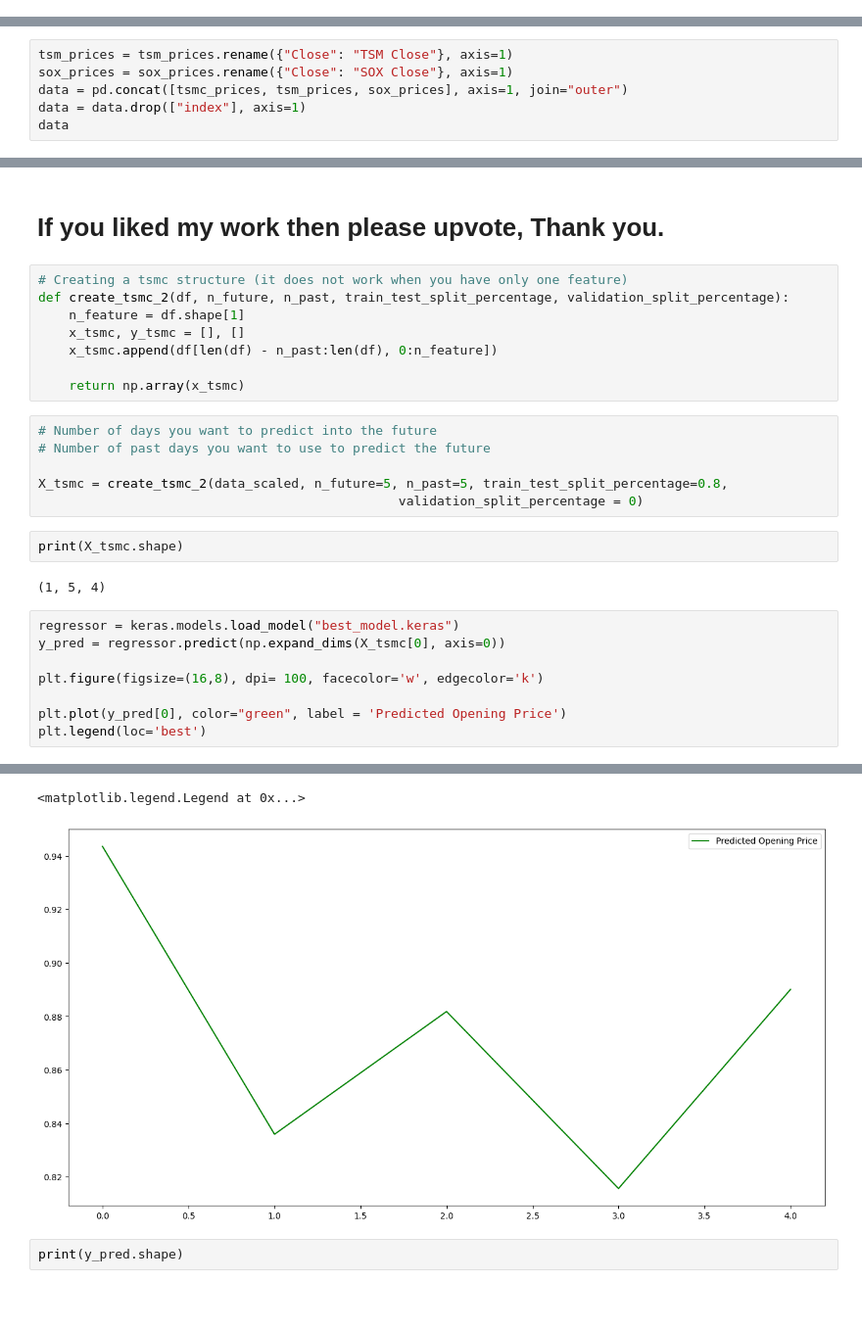
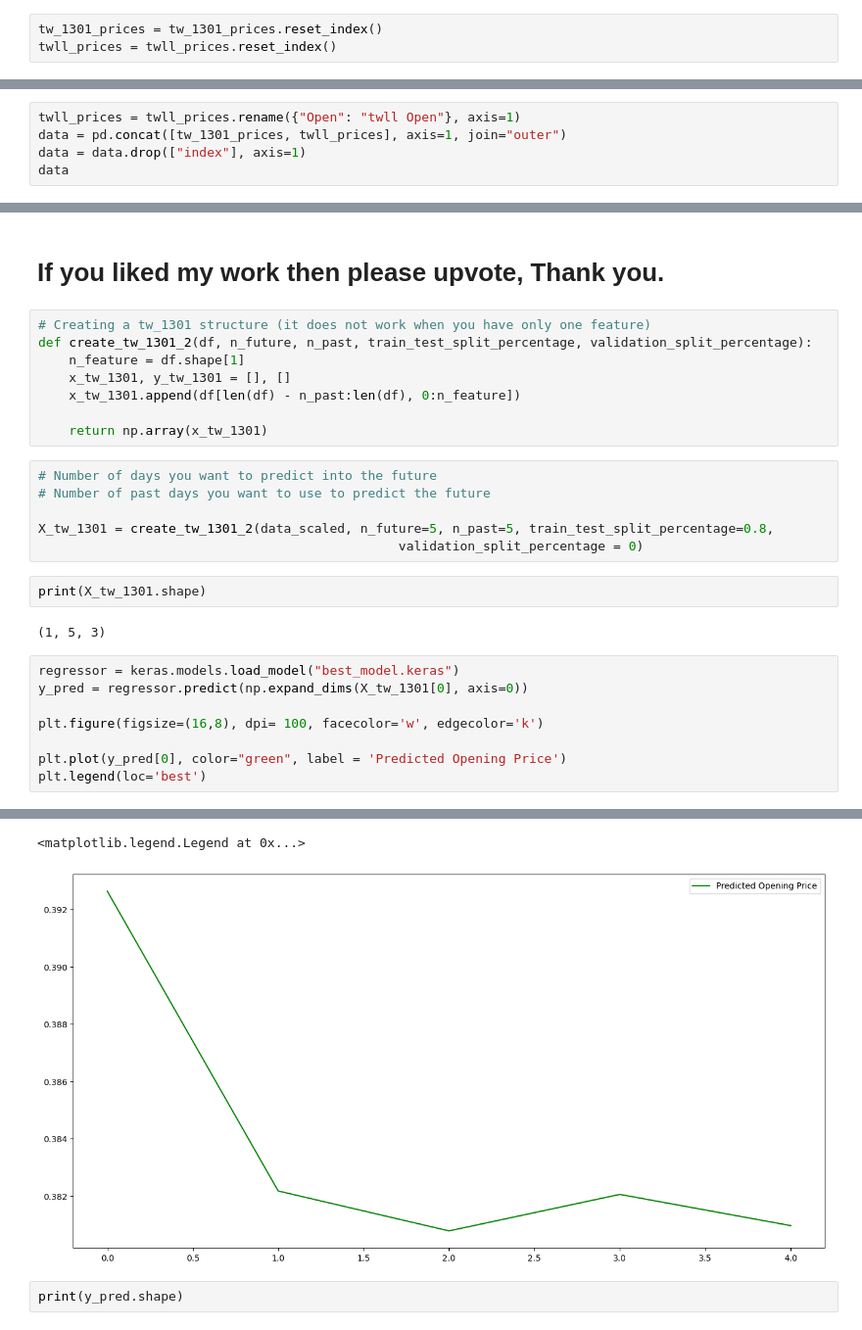
Before and after one commit to PattenChiou/DataMining-StockPrediction, a Jupyter notebook: stock-price-prediction-lstm-hyperparameter-tuning.ipynb, the cells around one changed output, grey strips where cells are left out. Shown at 98% size. Cells and saved outputs as stored; diff of their text form; blank space fills up the shorter version.

```diff
--- a/stock-price-prediction-lstm-hyperparameter-tuning.ipynb
+++ b/stock-price-prediction-lstm-hyperparameter-tuning.ipynb
@@ -361 +323,4 @@ sox_prices = sox_prices.reset_index()
+# %%
+tw_1301_prices = tw_1301_prices.reset_index()
+twll_prices = twll_prices.reset_index()
 # %%
@@ -370,8 +333,7 @@ RangeIndex(start=0, stop=3371, step=1)
 True
 # %%
-tsm_prices = tsm_prices.rename({"Close": "TSM Close"}, axis=1)
-sox_prices = sox_prices.rename({"Close": "SOX Close"}, axis=1)
-data = pd.concat([tsmc_prices, tsm_prices, sox_prices], axis=1, join="outer")
+twll_prices = twll_prices.rename({"Open": "twll Open"}, axis=1)
+data = pd.concat([tw_1301_prices, twll_prices], axis=1, join="outer")
 data = data.drop(["index"], axis=1)
 data
 # %% [output]
@@ -841,26 +813,26 @@ for i in range(len(y_pred_new)):
 # %% [markdown]
 # If you liked my work then please upvote, Thank you.
 # %%
-# Creating a tsmc structure (it does not work when you have only one feature)
-def create_tsmc_2(df, n_future, n_past, train_test_split_percentage, validation_split_percentage):
+# Creating a tw_1301 structure (it does not work when you have only one feature)
+def create_tw_1301_2(df, n_future, n_past, train_test_split_percentage, validation_split_percentage):
     n_feature = df.shape[1]
-    x_tsmc, y_tsmc = [], []
-    x_tsmc.append(df[len(df) - n_past:len(df), 0:n_feature])
+    x_tw_1301, y_tw_1301 = [], []
+    x_tw_1301.append(df[len(df) - n_past:len(df), 0:n_feature])
 
-    return np.array(x_tsmc)
+    return np.array(x_tw_1301)
 # %%
 # Number of days you want to predict into the future
 # Number of past days you want to use to predict the future
 
-X_tsmc = create_tsmc_2(data_scaled, n_future=5, n_past=5, train_test_split_percentage=0.8,
+X_tw_1301 = create_tw_1301_2(data_scaled, n_future=5, n_past=5, train_test_split_percentage=0.8,
                                                validation_split_percentage = 0)
 # %%
-print(X_tsmc.shape)
+print(X_tw_1301.shape)
 # %% [output]
-(1, 5, 4)
+(1, 5, 3)
 # %%
 regressor = keras.models.load_model("best_model.keras")
-y_pred = regressor.predict(np.expand_dims(X_tsmc[0], axis=0))
+y_pred = regressor.predict(np.expand_dims(X_tw_1301[0], axis=0))
 
 plt.figure(figsize=(16,8), dpi= 100, facecolor='w', edgecolor='k')
 
@@ -871,5 +843,5 @@ plt.legend(loc='best')
 <matplotlib.legend.Legend at 0x...>
-[figure, old version]
+[figure, new version]
 # %%
 print(y_pred.shape)
 # %% [output]
```
Also changed, not shown: parts of 51 cells of this notebook, 7 other files.
